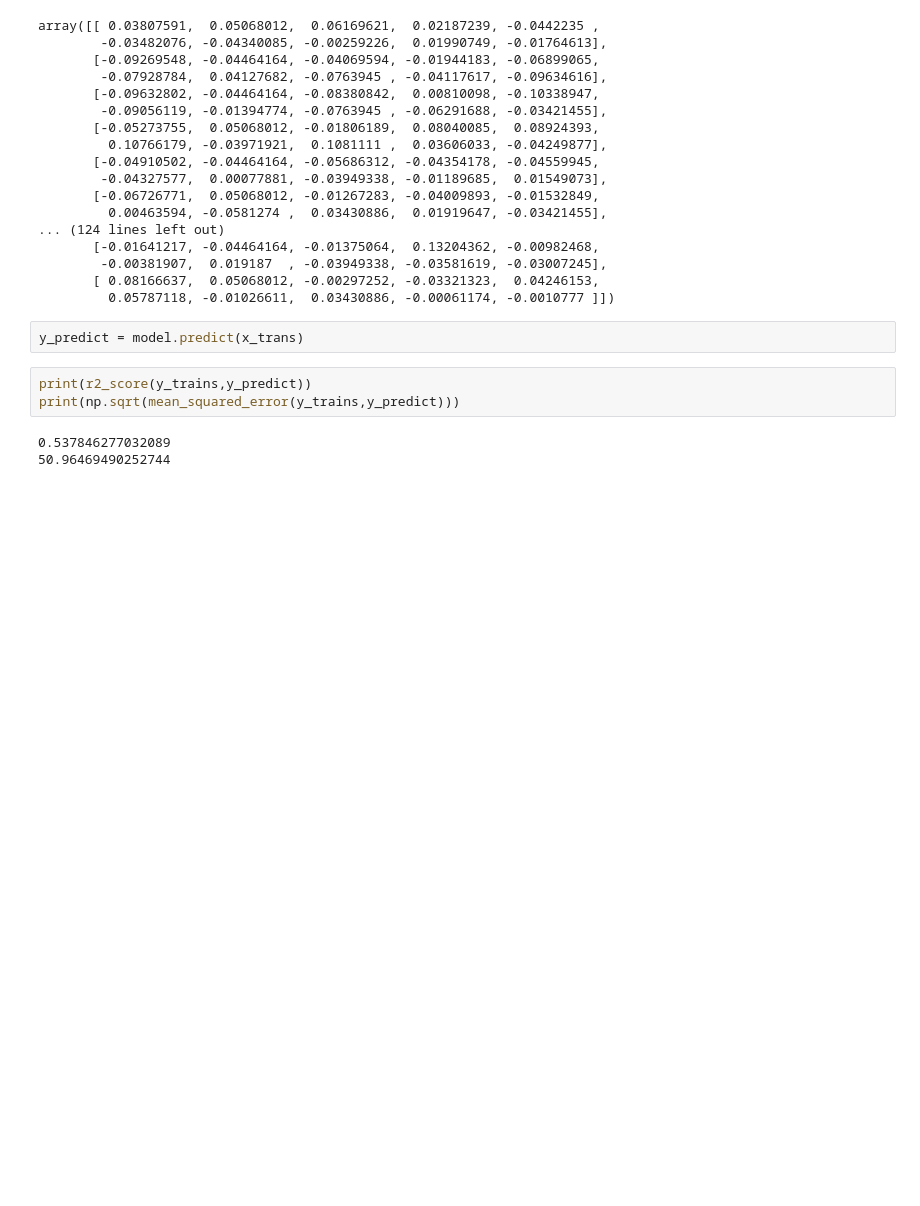
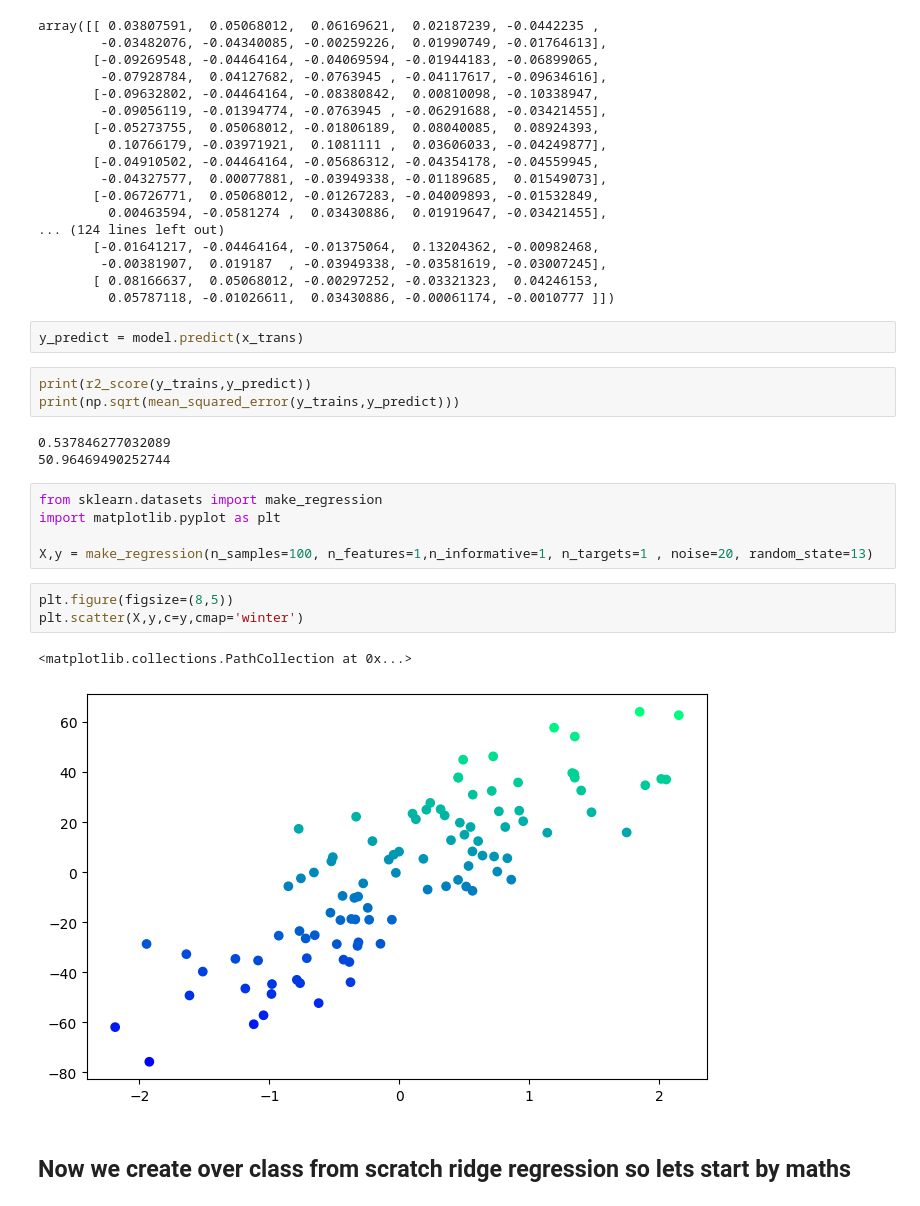
Before and after one commit to dilipsurawat/machine-learning-journey-, a Jupyter notebook: regularization_ridge_lasso.ipynb, the cells around one changed output. Saved outputs shown, nothing was run; the diff lists cells and outputs as text; blank space fills up the shorter version.

Commit message:
using sklearn make_regresion class create a 100 sample data set in which i make over class from scretch and calculatee m and b

```diff
--- a/regularization_ridge_lasso.ipynb
+++ b/regularization_ridge_lasso.ipynb
@@ -126,3 +126,16 @@ print(np.sqrt(mean_squared_error(y_trains,y_predict)))
 # %% [output]
 0.537846277032089
 50.96469490252744
+# %%
+from sklearn.datasets import make_regression
+import matplotlib.pyplot as plt
+
+X,y = make_regression(n_samples=100, n_features=1,n_informative=1, n_targets=1 , noise=20, random_state=13)
+# %%
+plt.figure(figsize=(8,5))
+plt.scatter(X,y,c=y,cmap='winter')
+# %% [output]
+<matplotlib.collections.PathCollection at 0x...>
+[figure, added]
+# %% [markdown]
+## Now we create over class from scratch ridge regression so lets start by maths
```
Also changed, not shown: parts of 1 cell of this notebook.
